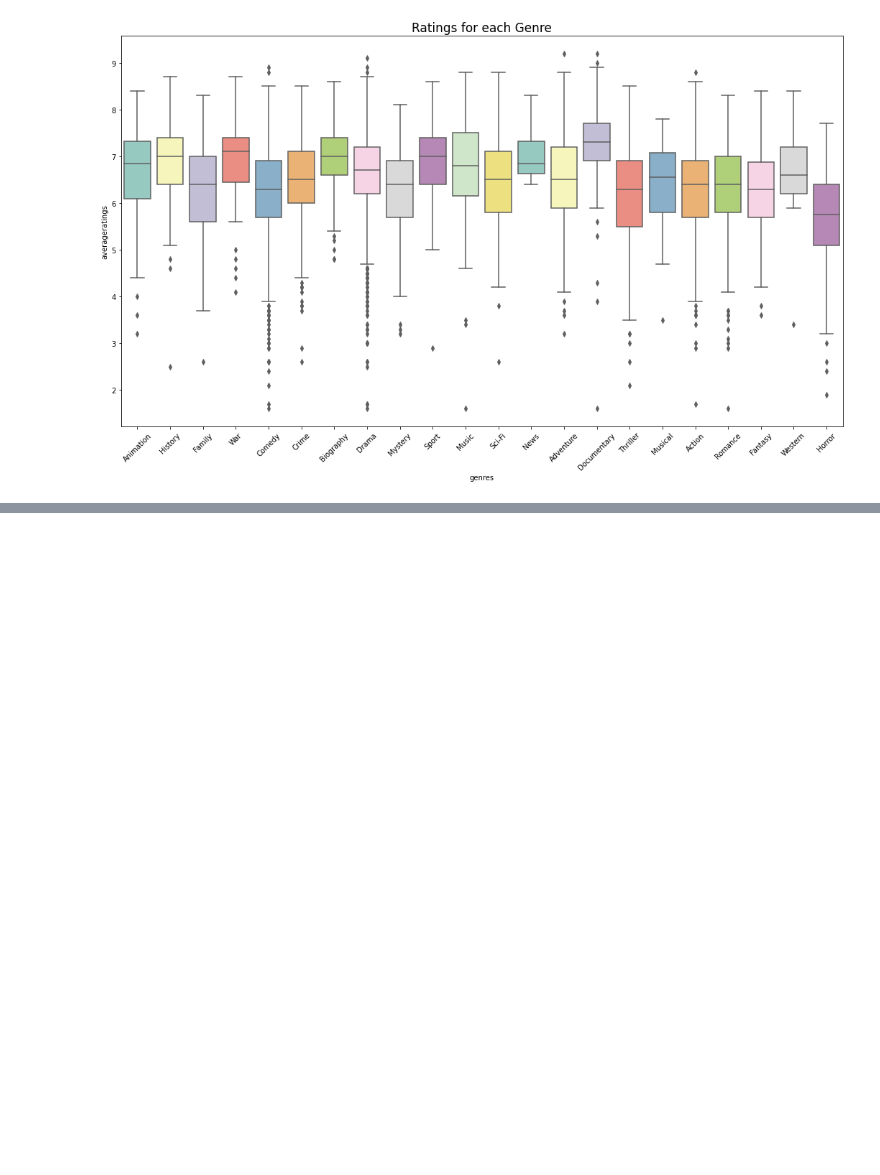
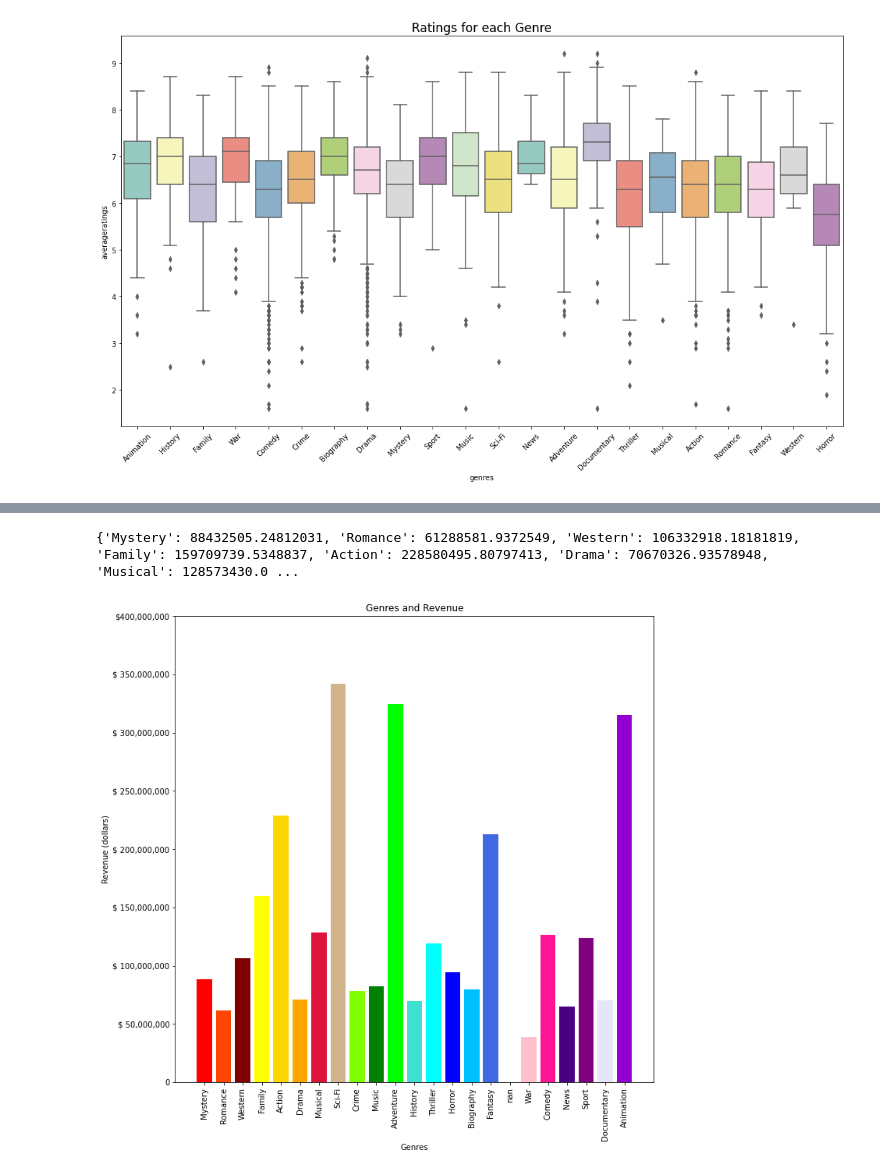
Before and after one commit to raizelistaken/MovieAnalysis, a Jupyter notebook: dsc-phase1-project-template.ipynb, the cells around one changed output, grey strips where cells are left out. Cells and saved outputs as stored; diff of their text form; code cells hidden in the pictures; blank space fills up the shorter version.

Commit message:
amount of revenue each genre makes: still need to alphabetize graph

```diff
--- a/dsc-phase1-project-template.ipynb
+++ b/dsc-phase1-project-template.ipynb
@@ -309,0 +331,3 @@ plt.savefig('genres_boxplot')
+# %%
+q2.dropna(subset = ['genres', 'domestic_gross', 'foreign_gross'], inplace=True)
+q2
@@ -309,0 +365,5 @@ plt.savefig('genres_boxplot')
+# %%
+q2['foreign_gross'] = q2['foreign_gross'].apply(lambda x: float(x.replace(',','')))
+# %%
+q2['total_gross'] = q2['domestic_gross'] + q2['foreign_gross']
+q2['total_gross']
@@ -309,0 +403,28 @@ plt.savefig('genres_boxplot')
+# %%
+genre_gross_dict = {}
+for g in genre:
+    genre_gross_dict[g] = q2[q2['genres'].str.contains(g)]['total_gross'].mean()
+print(genre_gross_dict)
+# %% [output]
+{'Mystery': 88432505.24812031, 'Romance': 61288581.9372549, 'Western': 106332918.18181819, 'Family': 159709739.5348837, 'Action': 228580495.80797413, 'Drama': 70670326.93578948, 'Musical': 128573430.0 ...
+# %%
+fig, ax = plt.subplots(figsize = (11,11))
+x = genre_gross_dict.keys()
+y = genre_gross_dict.values()
+color = ["red", "orangered", "maroon", "yellow", "gold", "orange", "crimson", "tan", "chartreuse", "green", "lime",
+         "turquoise", "cyan", "blue", "deepskyblue", "royalblue", "fuchsia", "pink", "deeppink", "indigo", "purple",
+         "lavender", "darkviolet", "grey", "silver", "black"]
+plt.bar(x, y, color = color)
+
+ax.set_title('Genres and Revenue');
+ax.set_xlabel('Genres')
+ax.set_ylabel('Revenue (dollars)')
+ax.set_ylim(0, 400000000)
+ax.set_yticklabels(['0', '$ 50,000,000', '$ 100,000,000', '$ 150,000,000', '$ 200,000,000','$ 250,000,000',
+                    '$ 300,000,000', '$ 350,000,000', '$400,000,000'])
+
+ax.set_xticklabels(genre_gross_dict.keys(), rotation = 'vertical')
+
+plt.savefig('genre_money')
+# %% [output]
+[figure, added]
```
Also changed, not shown: parts of 8 cells of this notebook, 2 other files.
